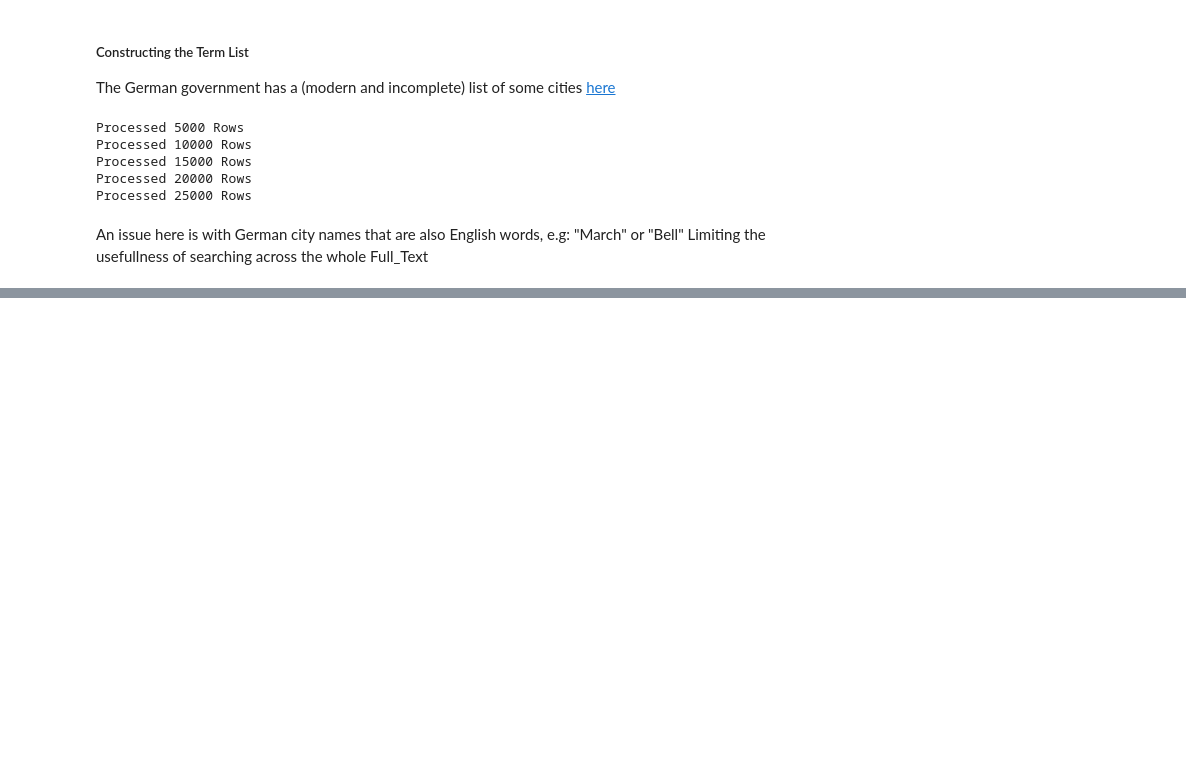
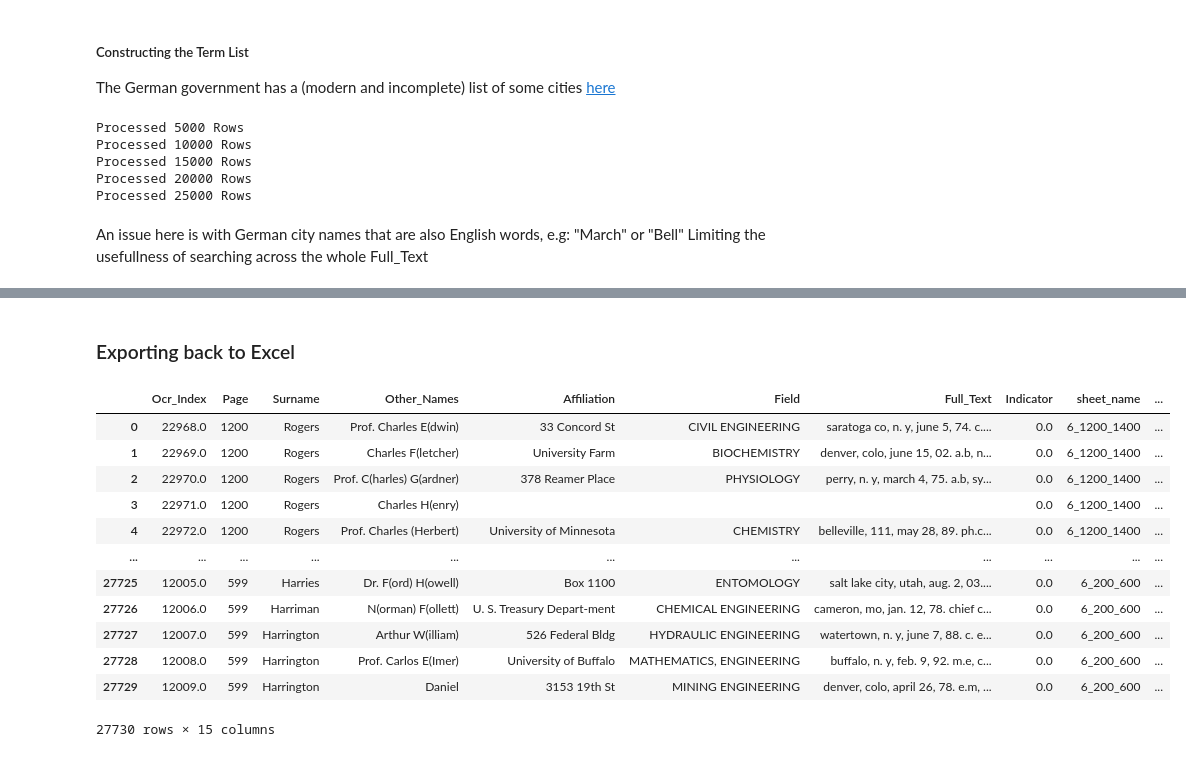
Before and after one commit to FM-ds/FM-ds.github.io, a Jupyter notebook: Gaule_work/Germans/germans.ipynb, the cells around one changed output, grey strips where cells are left out. Saved outputs shown, nothing was run; the diff lists cells and outputs as text; code cells hidden in the pictures; blank space fills up the shorter version.

```diff
--- a/Gaule_work/Germans/germans.ipynb
+++ b/Gaule_work/Germans/germans.ipynb
@@ -261,0 +308,2 @@ Counter([item for sublist in df[df['de_city_list'].apply(lambda x: len(x) > 0)][
+# %% [markdown]
+### Exporting back to Excel
@@ -261,0 +319,16 @@ Counter([item for sublist in df[df['de_city_list'].apply(lambda x: len(x) > 0)][
+# %%
+df
+# %% [output]
+|  | Ocr_Index | Page | Surname | Other_Names | Affiliation | Field | Full_Text | Indicator | sheet_name | ... |
+| 0 | 22968.0 | 1200 | Rogers | Prof. Charles E(dwin) | 33 Concord St | CIVIL ENGINEERING | saratoga co, n. y, june 5, 74. c.... | 0.0 | 6_1200_1400 | ... |
+| 1 | 22969.0 | 1200 | Rogers | Charles F(letcher) | University Farm | BIOCHEMISTRY | denver, colo, june 15, 02. a.b, n... | 0.0 | 6_1200_1400 | ... |
+| 2 | 22970.0 | 1200 | Rogers | Prof. C(harles) G(ardner) | 378 Reamer Place | PHYSIOLOGY | perry, n. y, march 4, 75. a.b, sy... | 0.0 | 6_1200_1400 | ... |
+| 3 | 22971.0 | 1200 | Rogers | Charles H(enry) |  |  |  | 0.0 | 6_1200_1400 | ... |
+| 4 | 22972.0 | 1200 | Rogers | Prof. Charles (Herbert) | University of Minnesota | CHEMISTRY | belleville, 111, may 28, 89. ph.c... | 0.0 | 6_1200_1400 | ... |
+| ... | ... | ... | ... | ... | ... | ... | ... | ... | ... | ... |
+| 27725 | 12005.0 | 599 | Harries | Dr. F(ord) H(owell) | Box 1100 | ENTOMOLOGY | salt lake city, utah, aug. 2, 03.... | 0.0 | 6_200_600 | ... |
+| 27726 | 12006.0 | 599 | Harriman | N(orman) F(ollett) | U. S. Treasury Depart-ment | CHEMICAL ENGINEERING | cameron, mo, jan. 12, 78. chief c... | 0.0 | 6_200_600 | ... |
+| 27727 | 12007.0 | 599 | Harrington | Arthur W(illiam) | 526 Federal Bldg | HYDRAULIC ENGINEERING | watertown, n. y, june 7, 88. c. e... | 0.0 | 6_200_600 | ... |
+| 27728 | 12008.0 | 599 | Harrington | Prof. Carlos E(Imer) | University of Buffalo | MATHEMATICS, ENGINEERING | buffalo, n. y, feb. 9, 92. m.e, c... | 0.0 | 6_200_600 | ... |
+| 27729 | 12009.0 | 599 | Harrington | Daniel | 3153 19th St | MINING ENGINEERING | denver, colo, april 26, 78. e.m, ... | 0.0 | 6_200_600 | ... |
+27730 rows × 15 columns
```
Also changed, not shown: parts of 9 cells of this notebook.
